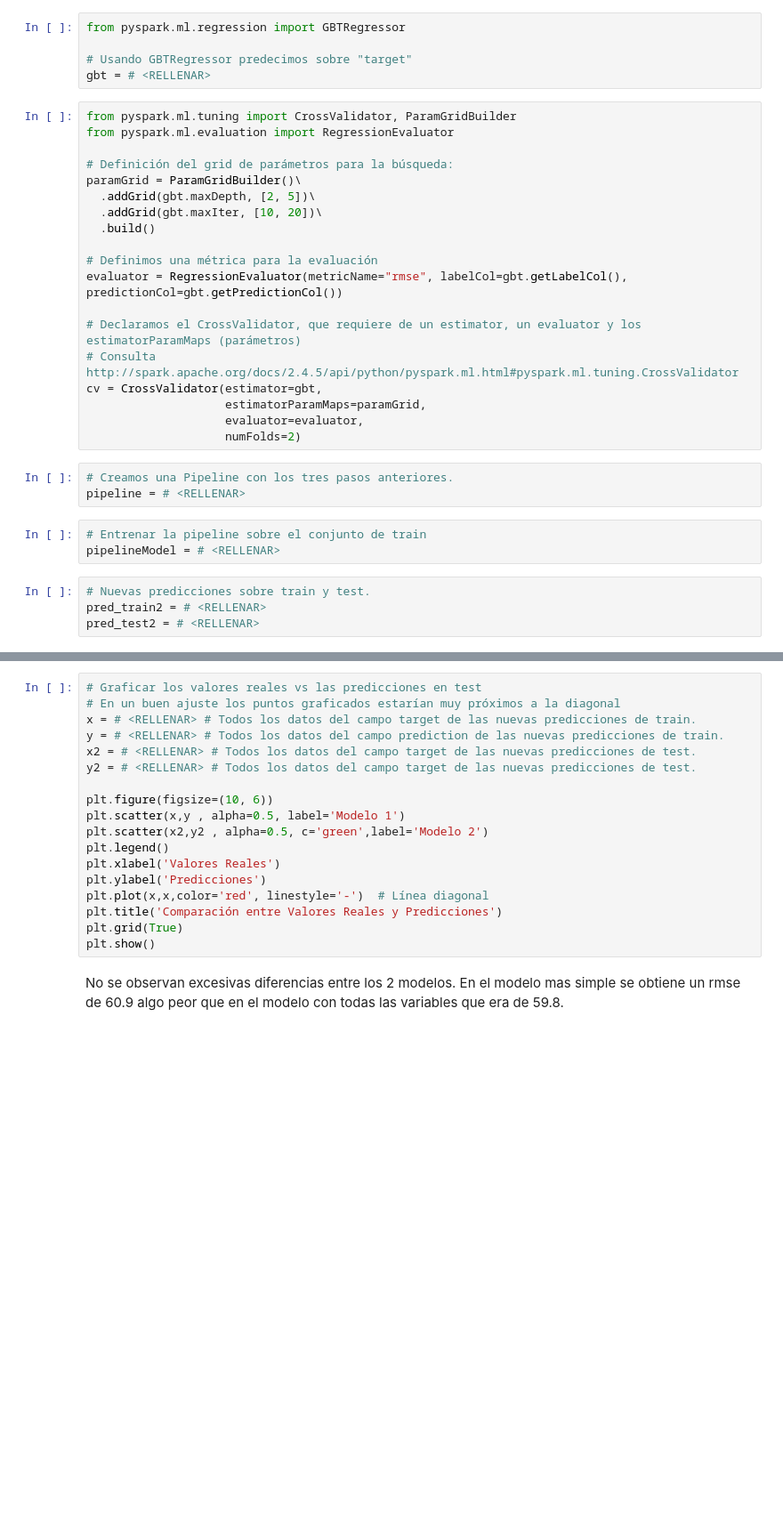
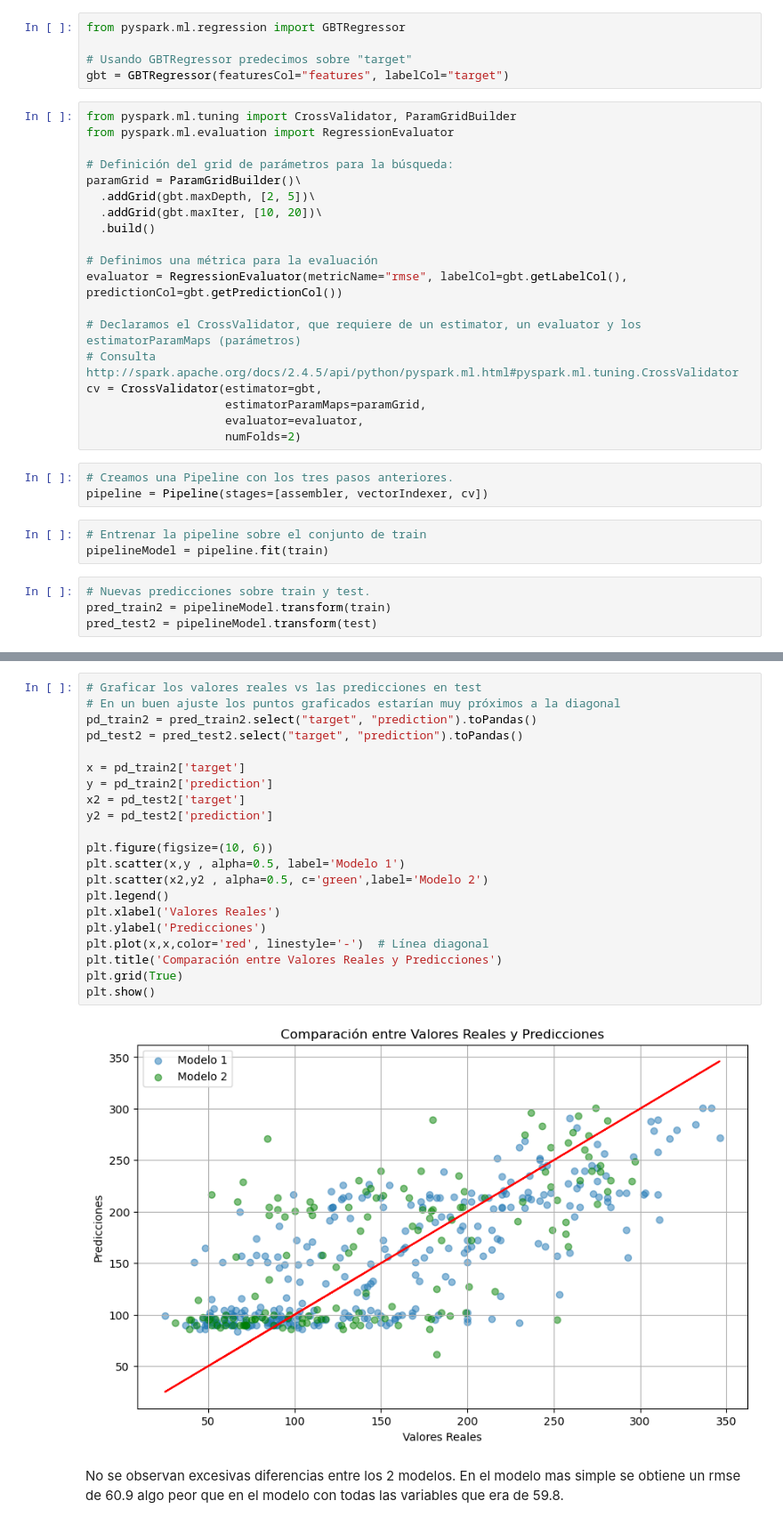
Before and after one commit to ferminfernandez7/BigData-practicas, a Jupyter notebook: Practica 3/Practica 3.3 - Final.ipynb, the cells around one changed output, grey strips where cells are left out. Shown at 89% size. Saved outputs shown, nothing was run; the diff lists cells and outputs as text; blank space fills up the shorter version.

```diff
--- a/Practica 3/Practica 3.3 - Final.ipynb
+++ b/Practica 3/Practica 3.3 - Final.ipynb
@@ -200,7 +285,7 @@ vectorIndexer = VectorIndexer(inputCol="rawFeatures", outputCol="features", maxC
 from pyspark.ml.regression import GBTRegressor
 
 # Usando GBTRegressor predecimos sobre "target"
-gbt = # <RELLENAR>
+gbt = GBTRegressor(featuresCol="features", labelCol="target")
 # %%
 from pyspark.ml.tuning import CrossValidator, ParamGridBuilder
 from pyspark.ml.evaluation import RegressionEvaluator
@@ -222,13 +307,13 @@ cv = CrossValidator(estimator=gbt,
                     numFolds=2)
 # %%
 # Creamos una Pipeline con los tres pasos anteriores.
-pipeline = # <RELLENAR>
+pipeline = Pipeline(stages=[assembler, vectorIndexer, cv])
 # %%
 # Entrenar la pipeline sobre el conjunto de train
-pipelineModel = # <RELLENAR>
+pipelineModel = pipeline.fit(train)
 # %%
 # Nuevas predicciones sobre train y test.
-pred_train2 = # <RELLENAR>
-pred_test2 = # <RELLENAR>
+pred_train2 = pipelineModel.transform(train)
+pred_test2 = pipelineModel.transform(test)
 # %%
 # Evaluamos RMSE del segundo modelo sobre las predicciones de la celda anterior.
@@ -243,21 +334,26 @@ Test.assertEquals(rmse_test2, 60.8939, "RMSE en test incorrecto")
 # %%
 # Graficar los valores reales vs las predicciones en test
 # En un buen ajuste los puntos graficados estarían muy próximos a la diagonal
-x = # <RELLENAR> # Todos los datos del campo target de las nuevas predicciones de train.
-y = # <RELLENAR> # Todos los datos del campo prediction de las nuevas predicciones de train.
-x2 = # <RELLENAR> # Todos los datos del campo target de las nuevas predicciones de test.
-y2 = # <RELLENAR> # Todos los datos del campo target de las nuevas predicciones de test.
+pd_train2 = pred_train2.select("target", "prediction").toPandas()
+pd_test2 = pred_test2.select("target", "prediction").toPandas()
+
+x = pd_train2['target']
+y = pd_train2['prediction']
+x2 = pd_test2['target']
+y2 = pd_test2['prediction']
 
 plt.figure(figsize=(10, 6))
 plt.scatter(x,y , alpha=0.5, label='Modelo 1')
 plt.scatter(x2,y2 , alpha=0.5, c='green',label='Modelo 2')
 plt.legend()
 plt.xlabel('Valores Reales')
 plt.ylabel('Predicciones')
 plt.plot(x,x,color='red', linestyle='-')  # Línea diagonal
 plt.title('Comparación entre Valores Reales y Predicciones')
 plt.grid(True)
 plt.show()
+# %% [output]
+[figure, added]
 # %% [markdown]
 No se observan excesivas diferencias entre los 2 modelos. En el modelo mas simple se obtiene un rmse de 60.9 algo peor que en el modelo con todas las variables que era de 59.8.
 # %% [markdown]
```
Also changed, not shown: parts of 39 cells of this notebook.
